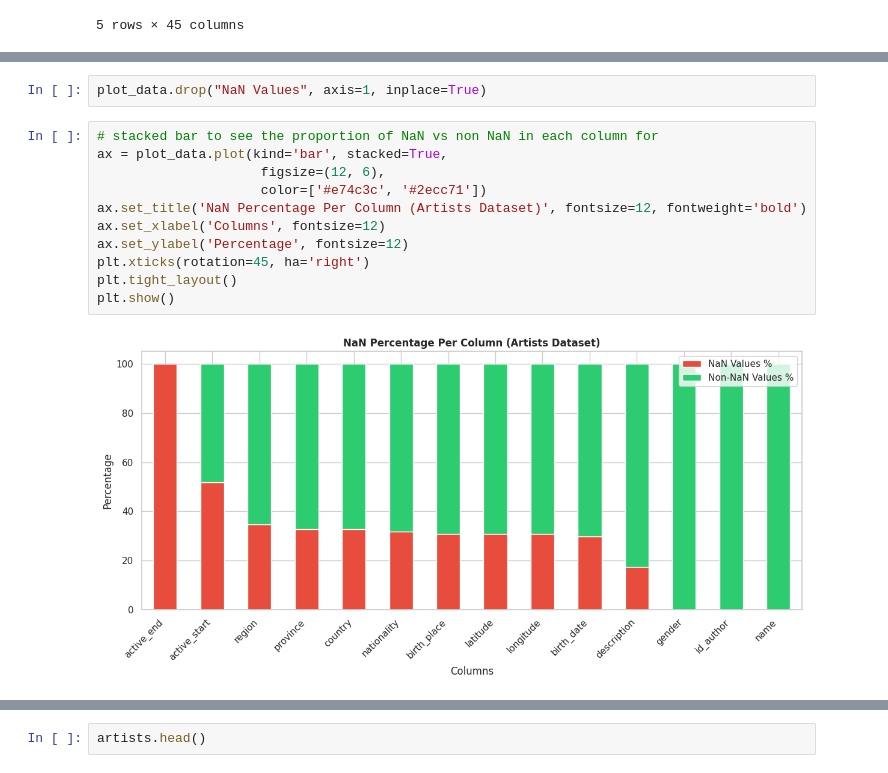
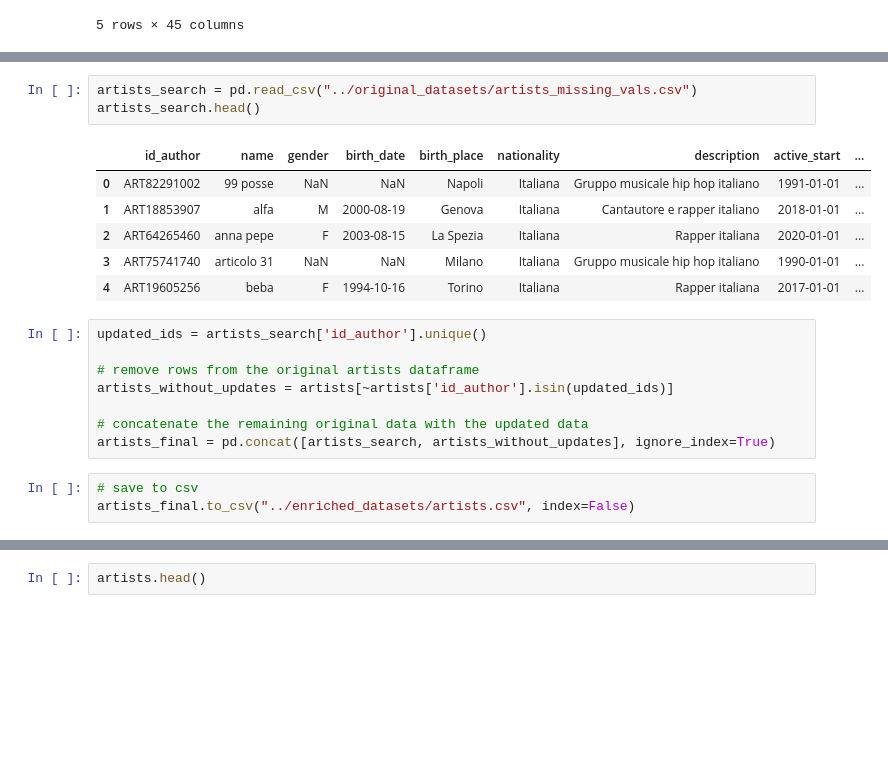
Before and after one commit to DGabri/data_mining_unipi, a Jupyter notebook: task_1/data_understanding.ipynb, the cells around one changed output, grey strips where cells are left out. Drawn from its saved outputs; the diff is of its cells as text; blank space fills up the shorter version.

```diff
--- a/task_1/data_understanding.ipynb
+++ b/task_1/data_understanding.ipynb
@@ -84,15 +78,21 @@ plot_data
-# %%
-plot_data.drop("NaN Values", axis=1, inplace=True)
-# %%
-# stacked bar to see the proportion of NaN vs non NaN in each column for
-ax = plot_data.plot(kind='bar', stacked=True,
-                     figsize=(12, 6),
-                     color=['#e74c3c', '#2ecc71'])
-ax.set_title('NaN Percentage Per Column (Artists Dataset)', fontsize=12, fontweight='bold')
-ax.set_xlabel('Columns', fontsize=12)
-ax.set_ylabel('Percentage', fontsize=12)
-plt.xticks(rotation=45, ha='right')
-plt.tight_layout()
-plt.show()
-# %% [output]
-[figure, removed]
+# %%
+artists_search = pd.read_csv("../original_datasets/artists_missing_vals.csv")
+artists_search.head()
+# %% [output]
+|  | id_author | name | gender | birth_date | birth_place | nationality | description | active_start | ... |
+| 0 | ART82291002 | 99 posse | NaN | NaN | Napoli | Italiana | Gruppo musicale hip hop italiano | 1991-01-01 | ... |
+| 1 | ART18853907 | alfa | M | 2000-08-19 | Genova | Italiana | Cantautore e rapper italiano | 2018-01-01 | ... |
+| 2 | ART64265460 | anna pepe | F | 2003-08-15 | La Spezia | Italiana | Rapper italiana | 2020-01-01 | ... |
+| 3 | ART75741740 | articolo 31 | NaN | NaN | Milano | Italiana | Gruppo musicale hip hop italiano | 1990-01-01 | ... |
+| 4 | ART19605256 | beba | F | 1994-10-16 | Torino | Italiana | Rapper italiana | 2017-01-01 | ... |
+# %%
+updated_ids = artists_search['id_author'].unique()
+
+# remove rows from the original artists dataframe
+artists_without_updates = artists[~artists['id_author'].isin(updated_ids)]
+
+# concatenate the remaining original data with the updated data
+artists_final = pd.concat([artists_search, artists_without_updates], ignore_index=True)
+# %%
+# save to csv
+artists_final.to_csv("../enriched_datasets/artists.csv", index=False)
```
Also changed, not shown: parts of 36 cells of this notebook, 2 other files.
